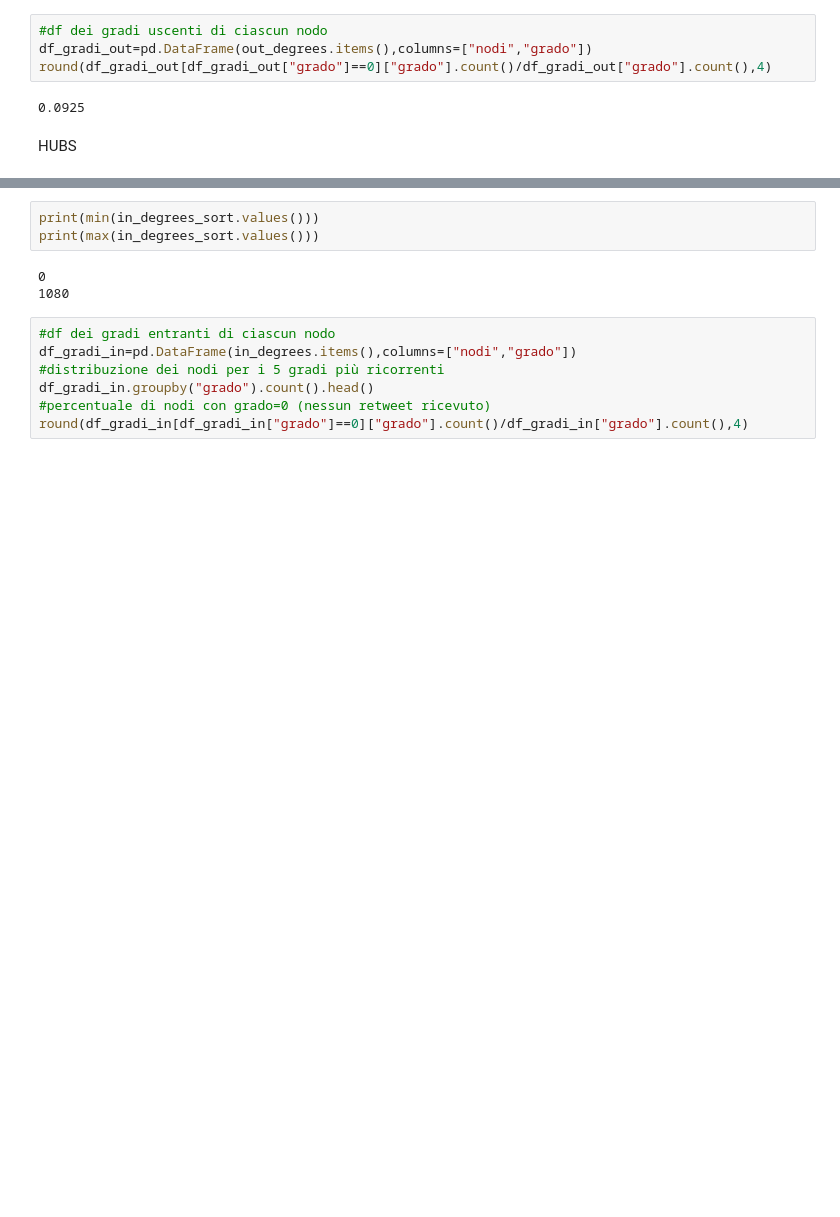
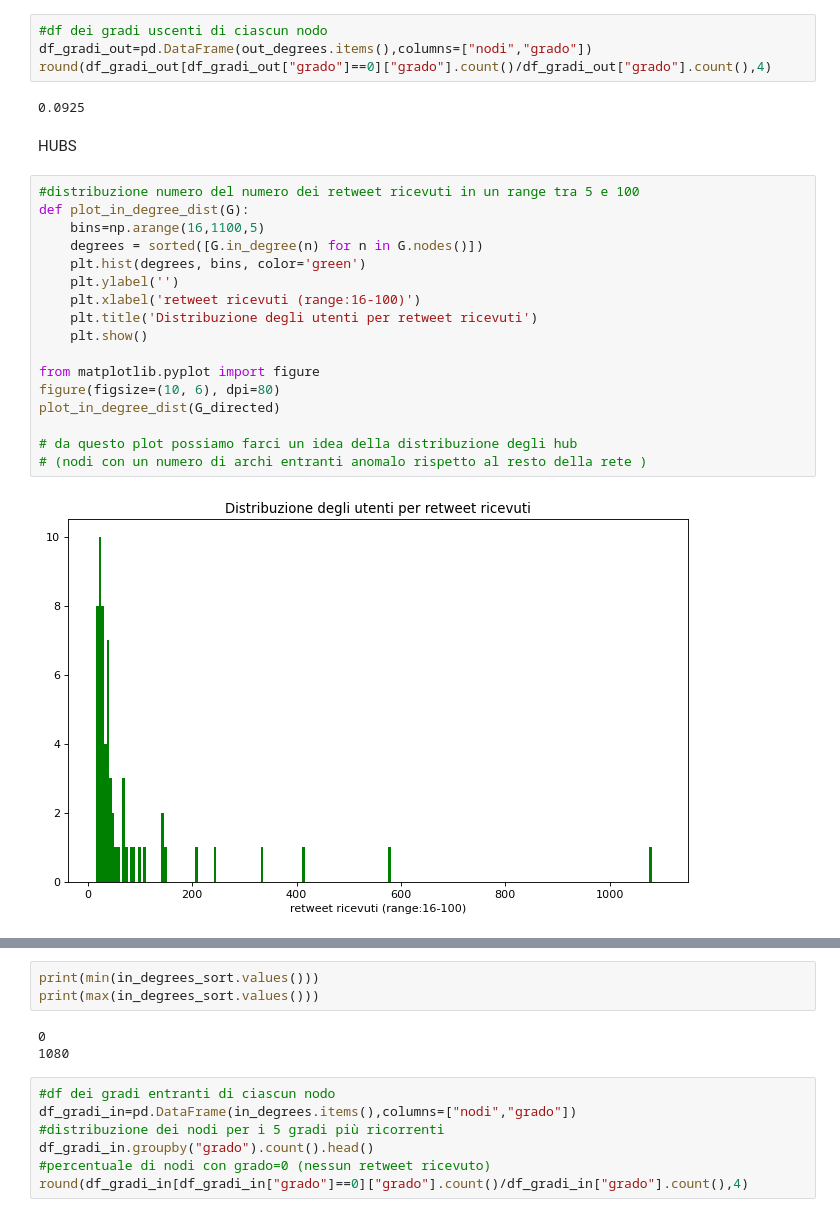
Before and after one commit to ES-git95/SMA-Project, a Jupyter notebook: evaluation.ipynb, the cells around one changed output, grey strips where cells are left out. Drawn from its saved outputs; the diff is of its cells as text; blank space fills up the shorter version.

```diff
--- a/evaluation.ipynb
+++ b/evaluation.ipynb
@@ -205,6 +205,25 @@ round(df_gradi_out[df_gradi_out["grado"]==0]["grado"].count()/df_gradi_out["grad
 0.0925
 # %% [markdown]
 HUBS
+# %%
+#distribuzione numero del numero dei retweet ricevuti in un range tra 5 e 100
+def plot_in_degree_dist(G):
+    bins=np.arange(16,1100,5)
+    degrees = sorted([G.in_degree(n) for n in G.nodes()])
+    plt.hist(degrees, bins, color='green')
+    plt.ylabel('')
+    plt.xlabel('retweet ricevuti (range:16-100)')
+    plt.title('Distribuzione degli utenti per retweet ricevuti')
+    plt.show()
+
+from matplotlib.pyplot import figure
+figure(figsize=(10, 6), dpi=80)
+plot_in_degree_dist(G_directed)
+
+# da questo plot possiamo farci un idea della distribuzione degli hub
+# (nodi con un numero di archi entranti anomalo rispetto al resto della rete )
+# %% [output]
+[figure, added]
 # %%
 in_degrees=dict(G_directed.in_degree())
 in_degrees_sort=dict(sorted(in_degrees.items(), key=lambda item: item[1], reverse= True))
```
Also changed, not shown: parts of 2 cells of this notebook.
